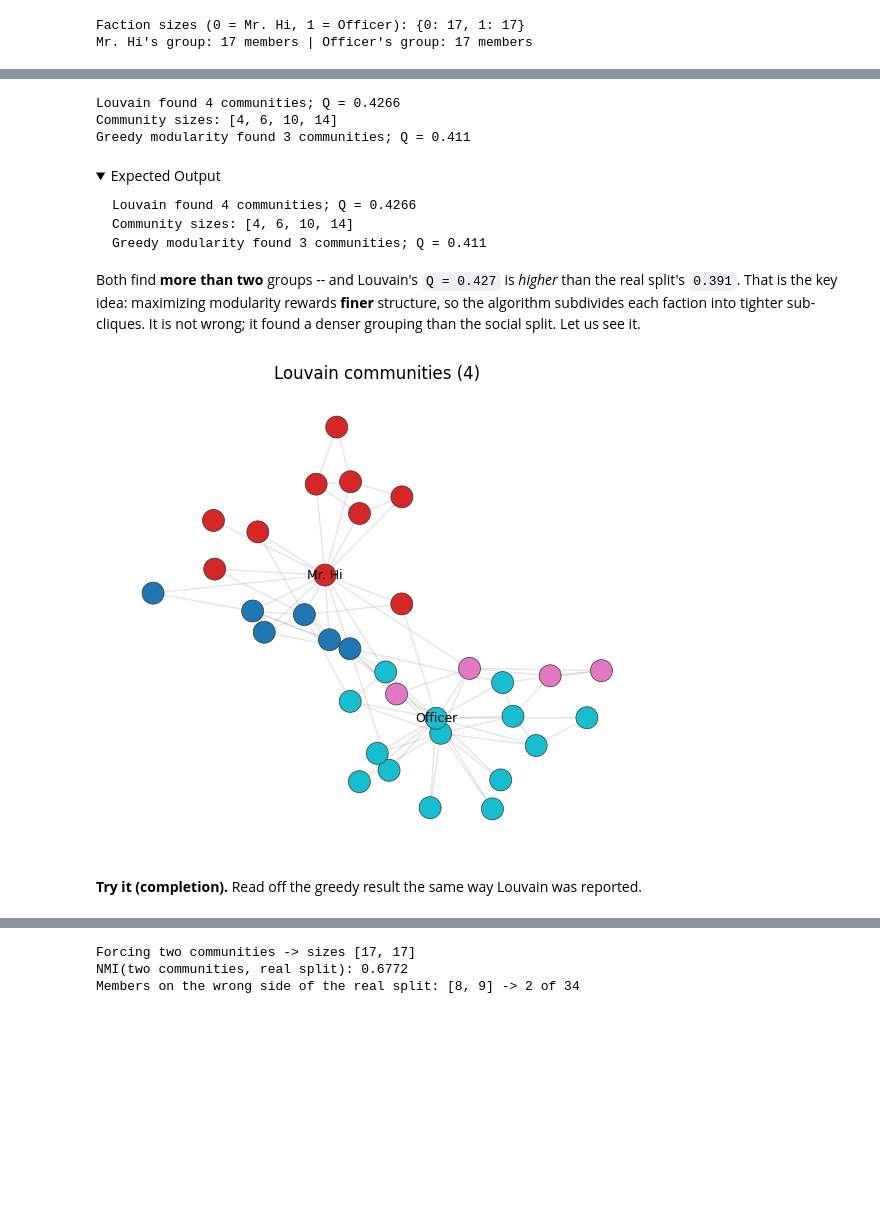
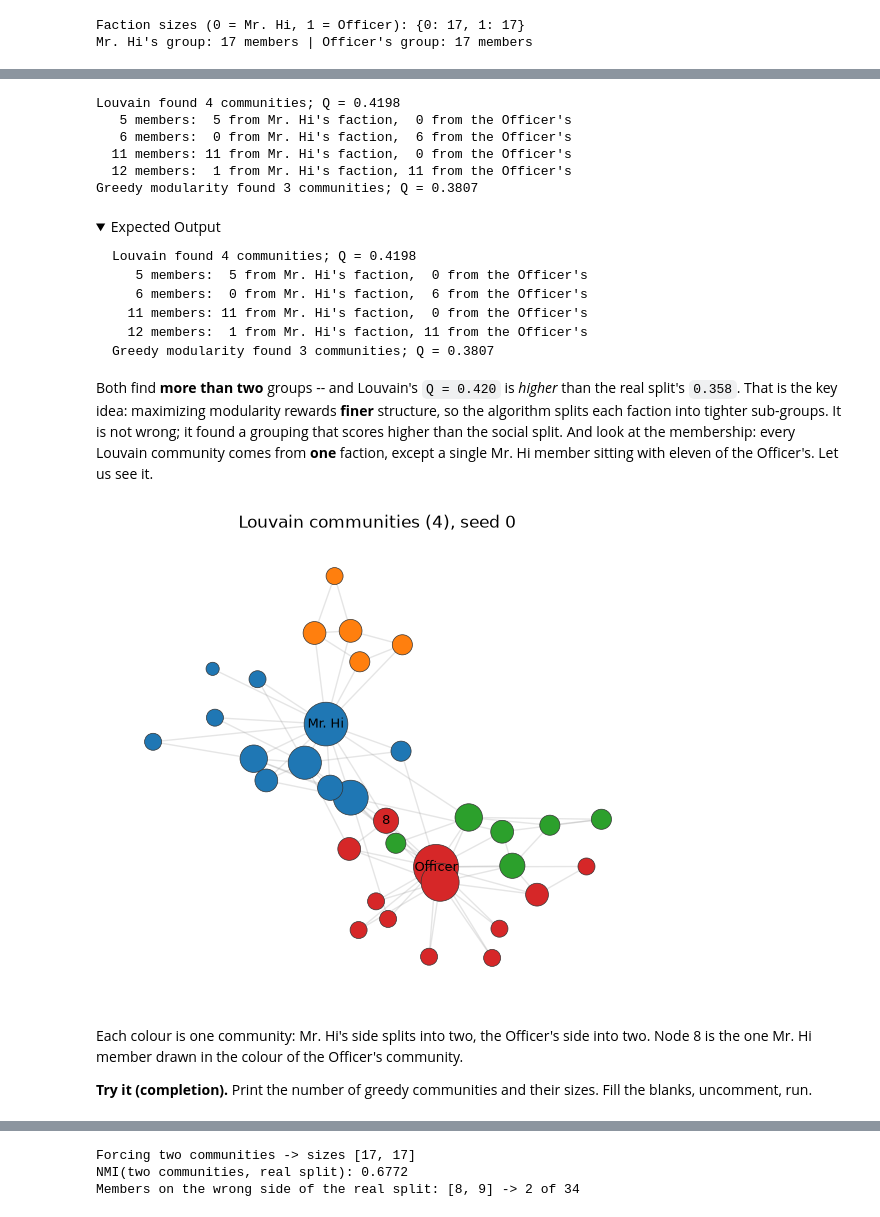
Before and after one commit to devomh/cdat4001-2026, a Jupyter notebook: u07_social_networks/l26_lab_community_detection.ipynb, the cells around one changed output, grey strips where cells are left out. Drawn from its saved outputs; the diff is of its cells as text; code cells hidden in the pictures; folded sections open; blank space fills up the shorter version.

Commit message:
sync: L26 v2 (binary modularity, by-hand Q, Louvain as a heuristic, sorted matrix, reveals)

```diff
--- a/u07_social_networks/l26_lab_community_detection.ipynb
+++ b/u07_social_networks/l26_lab_community_detection.ipynb
@@ -26,7 +34,6 @@ Note: you may need to restart the kernel to use updated packages.
 # %%
 # Setup cell 2 of 2: imports + load the built-in graph. Safe to re-run.
 import numpy as np
-import pandas as pd
 import networkx as nx
 from networkx.algorithms import community as nxcom
 from sklearn.metrics import normalized_mutual_info_score
@@ -34,7 +41,9 @@ from collections import Counter
 import matplotlib.pyplot as plt
 
 G = nx.karate_club_graph()
-pos = nx.spring_layout(G, seed=42)   # same layout as L25
+pos = nx.spring_layout(G, seed=42)   # same layout as the L25 lab
+deg = dict(G.degree())
+big_first = sorted(G.nodes(), key=lambda n: -deg[n])   # draw hubs first, small nodes on top
 print("Karate Club:", G.number_of_nodes(), "nodes,", G.number_of_edges(), "edges.")
 # %% [output]
 Karate Club: 34 nodes, 78 edges.
@@ -114,42 +171,57 @@ ground truth. **Louvain** maximizes modularity and chooses the number of communi
 # %%
-louvain = nxcom.louvain_communities(G, seed=42)
-print("Louvain found", len(louvain), "communities; Q =", round(nxcom.modularity(G, louvain), 4))
-print("Community sizes:", sorted(len(c) for c in louvain))
+louvain = nxcom.louvain_communities(G, seed=0, weight=None)
+print("Louvain found", len(louvain), "communities; Q =", round(nxcom.modularity(G, louvain, weight=None), 4))
+for c in sorted(louvain, key=len):
+    hi = sum(1 for n in c if truth[n] == 0)
+    print(f"  {len(c):2d} members: {hi:2d} from Mr. Hi's faction, {len(c) - hi:2d} from the Officer's")
 
-greedy = list(nxcom.greedy_modularity_communities(G))
-print("Greedy modularity found", len(greedy), "communities; Q =", round(nxcom.modularity(G, greedy), 4))
+greedy = list(nxcom.greedy_modularity_communities(G, weight=None))
+print("Greedy modularity found", len(greedy), "communities; Q =",
+      round(nxcom.modularity(G, greedy, weight=None), 4))
 # %% [output]
-Louvain found 4 communities; Q = 0.4266
-Community sizes: [4, 6, 10, 14]
-Greedy modularity found 3 communities; Q = 0.411
+Louvain found 4 communities; Q = 0.4198
+   5 members:  5 from Mr. Hi's faction,  0 from the Officer's
+   6 members:  0 from Mr. Hi's faction,  6 from the Officer's
+  11 members: 11 from Mr. Hi's faction,  0 from the Officer's
+  12 members:  1 from Mr. Hi's faction, 11 from the Officer's
+Greedy modularity found 3 communities; Q = 0.3807
 # %% [markdown]
 <details><summary>Expected Output</summary>
 
 ~~~text
-Louvain found 4 communities; Q = 0.4266
-Community sizes: [4, 6, 10, 14]
-Greedy modularity found 3 communities; Q = 0.411
+Louvain found 4 communities; Q = 0.4198
+   5 members:  5 from Mr. Hi's faction,  0 from the Officer's
+   6 members:  0 from Mr. Hi's faction,  6 from the Officer's
+  11 members: 11 from Mr. Hi's faction,  0 from the Officer's
+  12 members:  1 from Mr. Hi's faction, 11 from the Officer's
+Greedy modularity found 3 communities; Q = 0.3807
 ~~~
 </details>
 
-Both find **more than two** groups -- and Louvain's `Q = 0.427` is *higher* than the real split's `0.391`.
-That is the key idea: maximizing modularity rewards **finer** structure, so the algorithm subdivides each
-faction into tighter sub-cliques. It is not wrong; it found a denser grouping than the social split. Let
-us see it.
+Both find **more than two** groups -- and Louvain's `Q = 0.420` is *higher* than the real split's
+`0.358`. That is the key idea: maximizing modularity rewards **finer** structure, so the algorithm
+splits each faction into tighter sub-groups. It is not wrong; it found a grouping that scores higher
+than the social split. And look at the membership: every Louvain community comes from **one** faction,
+except a single Mr. Hi member sitting with eleven of the Officer's. Let us see it.
 # %%
 lou_label = {n: cid for cid, c in enumerate(louvain) for n in c}
-colors = [lou_label[n] for n in G.nodes()]
 plt.figure(figsize=(7, 6))
 nx.draw_networkx_edges(G, pos, alpha=0.25, edge_color="#999999")
-nx.draw_networkx_nodes(G, pos, node_color=colors, cmap=plt.get_cmap("tab10"),
-                       node_size=250, edgecolors="#333333", linewidths=0.5)
-nx.draw_networkx_labels(G, pos, labels={0: "Mr. Hi", 33: "Officer"}, font_size=9)
-plt.title("Louvain communities (4)")
+nx.draw_networkx_nodes(G, pos, nodelist=big_first, node_color=[lou_label[n] for n in big_first],
+                       cmap=plt.get_cmap("tab10"), vmin=0, vmax=9,
+                       node_size=[30 + 60 * deg[n] for n in big_first],
+                       edgecolors="#333333", linewidths=0.5)
+nx.draw_networkx_labels(G, pos, labels={0: "Mr. Hi", 33: "Officer", 8: "8"}, font_size=9)
+plt.title(f"Louvain communities ({len(louvain)}), seed 0")
 plt.axis("off")
 plt.show()
 # %% [output]
-[figure, old version]
+[figure, new version]
-# %% [markdown]
-**Try it (completion).** Read off the greedy result the same way Louvain was reported.
+# %% [markdown]
+Each colour is one community: Mr. Hi's side splits into two, the Officer's side into two. Node 8 is the
+one Mr. Hi member drawn in the colour of the Officer's community.
+
+**Try it (completion).** Print the number of greedy communities and their sizes. Fill the blanks,
+uncomment, run.
 # %%
 # Completion: print the number of greedy communities and their sizes.
```
Also changed, not shown: parts of 31 cells of this notebook, 3 other files.
